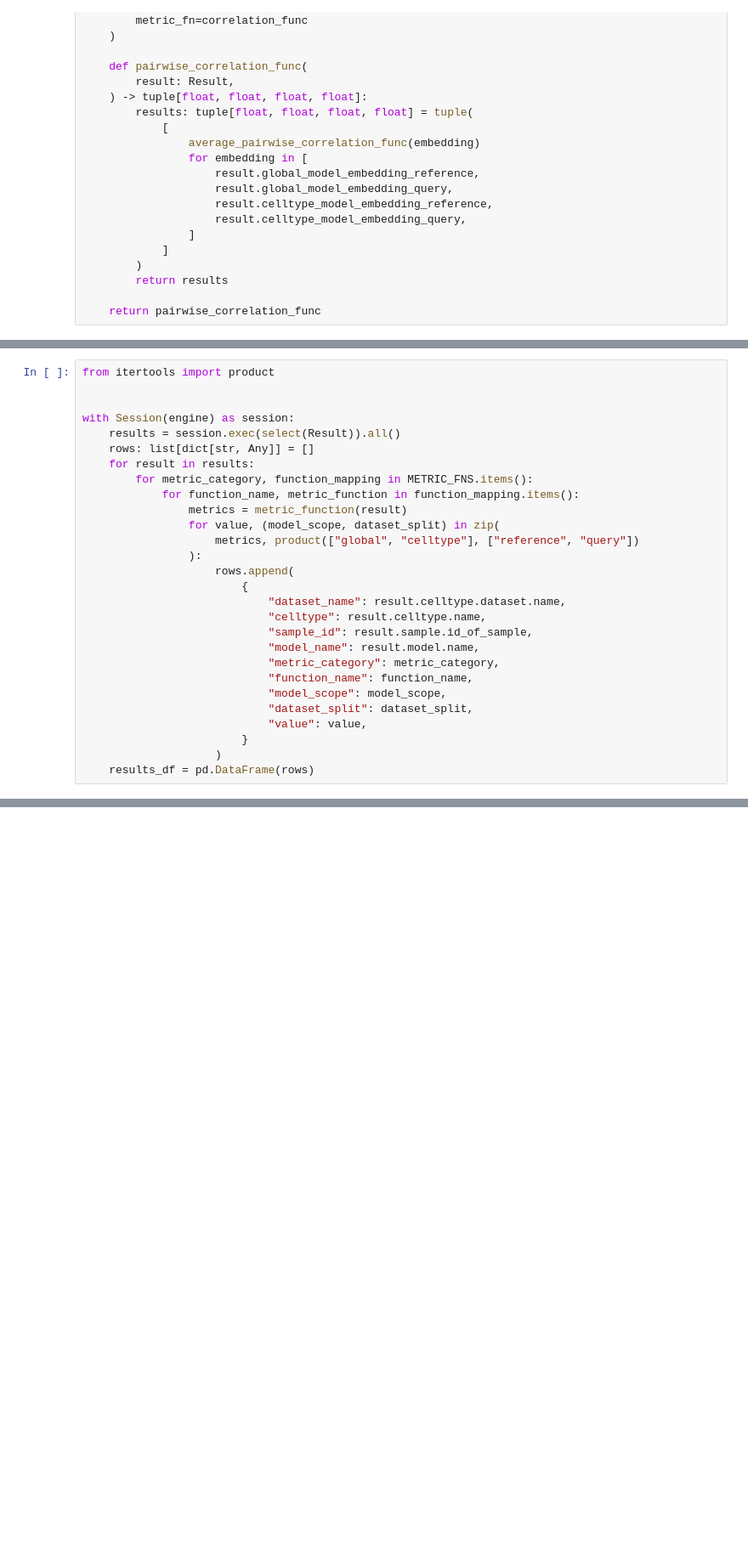
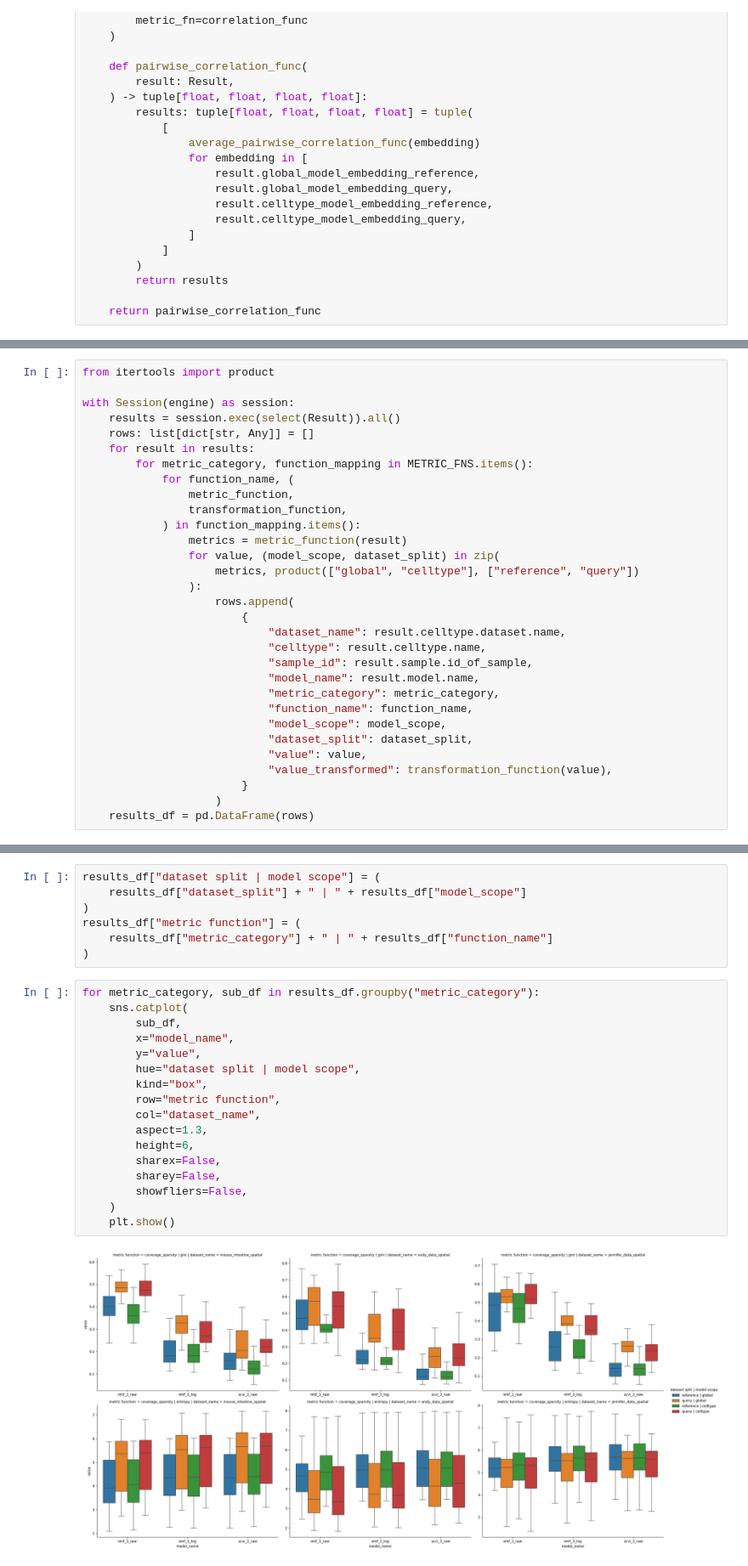
Before and after one commit to egerc/notebook_repository, a Jupyter notebook: notebooks/2026-04-24T06-54-05Z/2026-04-24T06-54-05Z.ipynb, the cells around one changed output, grey strips where cells are left out. Shown at 85% size. Cells and saved outputs as stored; diff of their text form; blank space fills up the shorter version.

```diff
--- a/notebooks/2026-04-24T06-54-05Z/2026-04-24T06-54-05Z.ipynb
+++ b/notebooks/2026-04-24T06-54-05Z/2026-04-24T06-54-05Z.ipynb
@@ -124,14 +347,16 @@ METRIC_FNS: dict[
 }
 # %%
 from itertools import product
-
 
 with Session(engine) as session:
     results = session.exec(select(Result)).all()
     rows: list[dict[str, Any]] = []
     for result in results:
         for metric_category, function_mapping in METRIC_FNS.items():
-            for function_name, metric_function in function_mapping.items():
+            for function_name, (
+                metric_function,
+                transformation_function,
+            ) in function_mapping.items():
                 metrics = metric_function(result)
                 for value, (model_scope, dataset_split) in zip(
                     metrics, product(["global", "celltype"], ["reference", "query"])
@@ -147,6 +372,7 @@ with Session(engine) as session:
                             "model_scope": model_scope,
                             "dataset_split": dataset_split,
                             "value": value,
+                            "value_transformed": transformation_function(value),
                         }
                     )
     results_df = pd.DataFrame(rows)
@@ -192,0 +418,26 @@ results_df
+# %%
+results_df["dataset split | model scope"] = (
+    results_df["dataset_split"] + " | " + results_df["model_scope"]
+)
+results_df["metric function"] = (
+    results_df["metric_category"] + " | " + results_df["function_name"]
+)
+# %%
+for metric_category, sub_df in results_df.groupby("metric_category"):
+    sns.catplot(
+        sub_df,
+        x="model_name",
+        y="value",
+        hue="dataset split | model scope",
+        kind="box",
+        row="metric function",
+        col="dataset_name",
+        aspect=1.3,
+        height=6,
+        sharex=False,
+        sharey=False,
+        showfliers=False,
+    )
+    plt.show()
+# %% [output]
+[figure, added]
```
Also changed, not shown: parts of 65 cells of this notebook, 3 other files.
